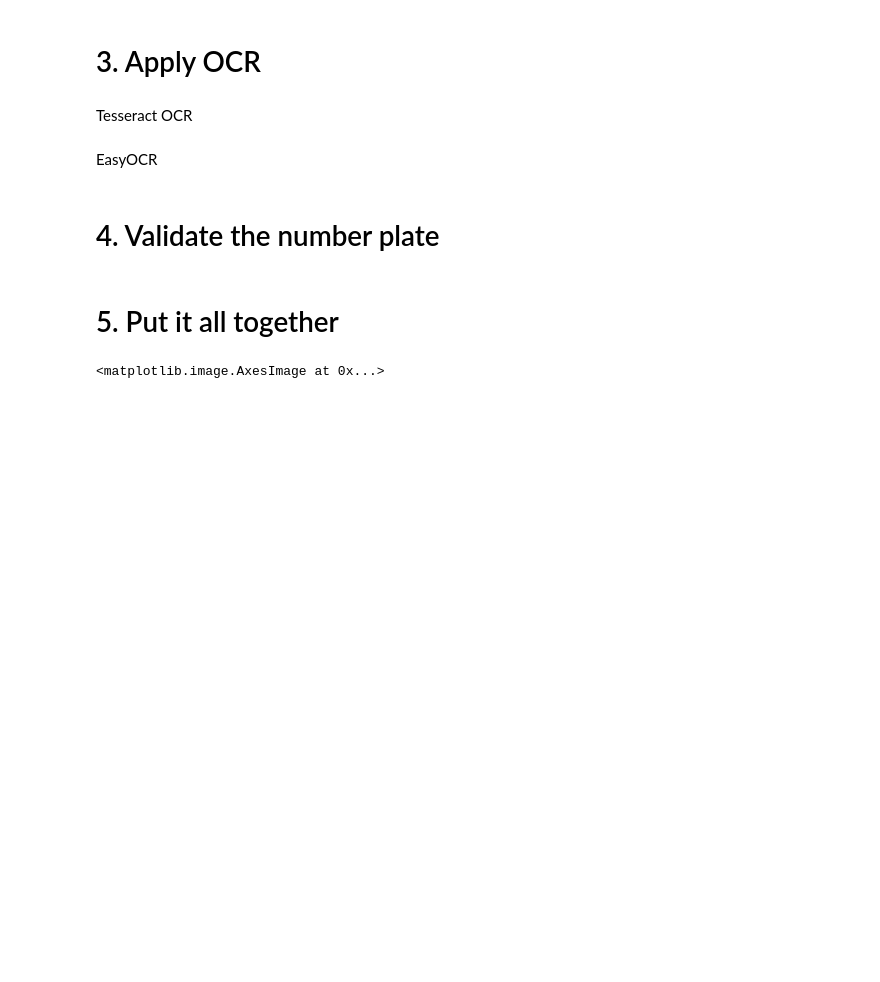
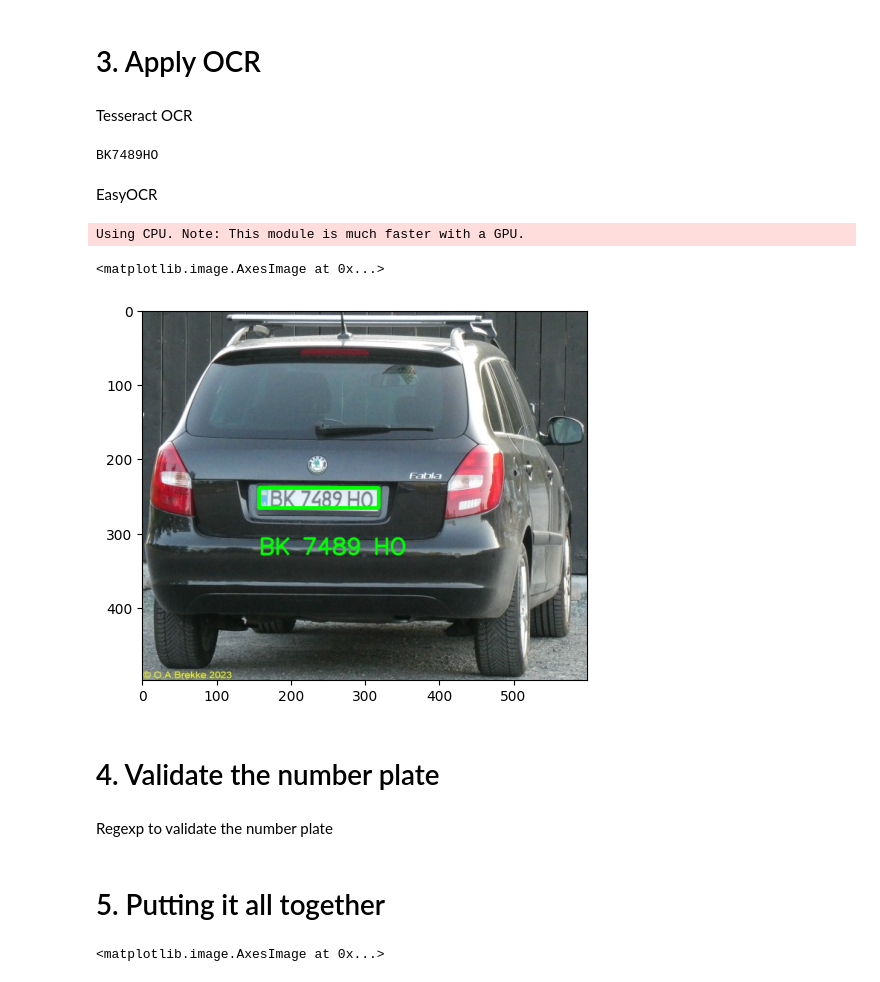
Before and after one commit to guakamole54/license-plate-recognition, a Jupyter notebook: anpr.ipynb, the cells around one changed output. Saved outputs shown, nothing was run; the diff lists cells and outputs as text; code cells hidden in the pictures; blank space fills up the shorter version.

```diff
--- a/anpr.ipynb
+++ b/anpr.ipynb
@@ -180,6 +180,13 @@ def ocr_license_plate(plate_img):
 
     text = "".join(filter(str.isalnum, text))
     return text
+# %%
+cont = recognize_contours(edges)
+plate = recognize_plate(cont)
+cropped_img = create_mask_plate(img_gray, plate)
+print(ocr_license_plate(cropped_img))
+# %% [output]
+BK7489HO
 # %% [markdown]
 EasyOCR
 # %%
@@ -217,26 +224,42 @@ def annotate_plate(original_img, location, text):
     Returns:
         numpy.ndarray: The annotated version of the original image.
     """
+
+    img_copy = original_img.copy()
+
     if not text:
-        return original_img  # No annotation if text is None or empty
+        return img_copy  # No annotation if text is None or empty
 
     font = cv2.FONT_HERSHEY_SIMPLEX
     text_org = (location[0][0][0], location[1][0][1] + 60)
 
     # Draw text below the plate
-    cv2.putText(original_img, text, text_org, font, fontScale=1,
+    cv2.putText(img_copy, text, text_org, font, fontScale=1,
                 color=(0, 255, 0), thickness=2, lineType=cv2.LINE_AA)
 
     # Draw rectangle around the plate
     top_left = tuple(location[0][0])
     bottom_right = tuple(location[2][0])
-    cv2.rectangle(original_img, top_left, bottom_right, (0, 255, 0), 3)
+    cv2.rectangle(img_copy, top_left, bottom_right, (0, 255, 0), 3)
 
-    return original_img
+    return img_copy
+# %%
+cont = recognize_contours(edges)
+plate = recognize_plate(cont)
+cropped_img = create_mask_plate(img_gray, plate)
+text = extract_plate_text(cropped_img)
+annot = annotate_plate(img_rgb, plate, text)
+plt.imshow(annot)
+# %% [output]
+Using CPU. Note: This module is much faster with a GPU.
+<matplotlib.image.AxesImage at 0x...>
+[figure, added]
 # %% [markdown]
 # 4. Validate the number plate
+# %% [markdown]
+Regexp to validate the number plate
 # %% [markdown]
-# 5. Put it all together
+# 5. Putting it all together
 # %%
 path_img = 'img\\ua_bk7489ho.jpg'
 img = cv2.imread(path_img)
```
